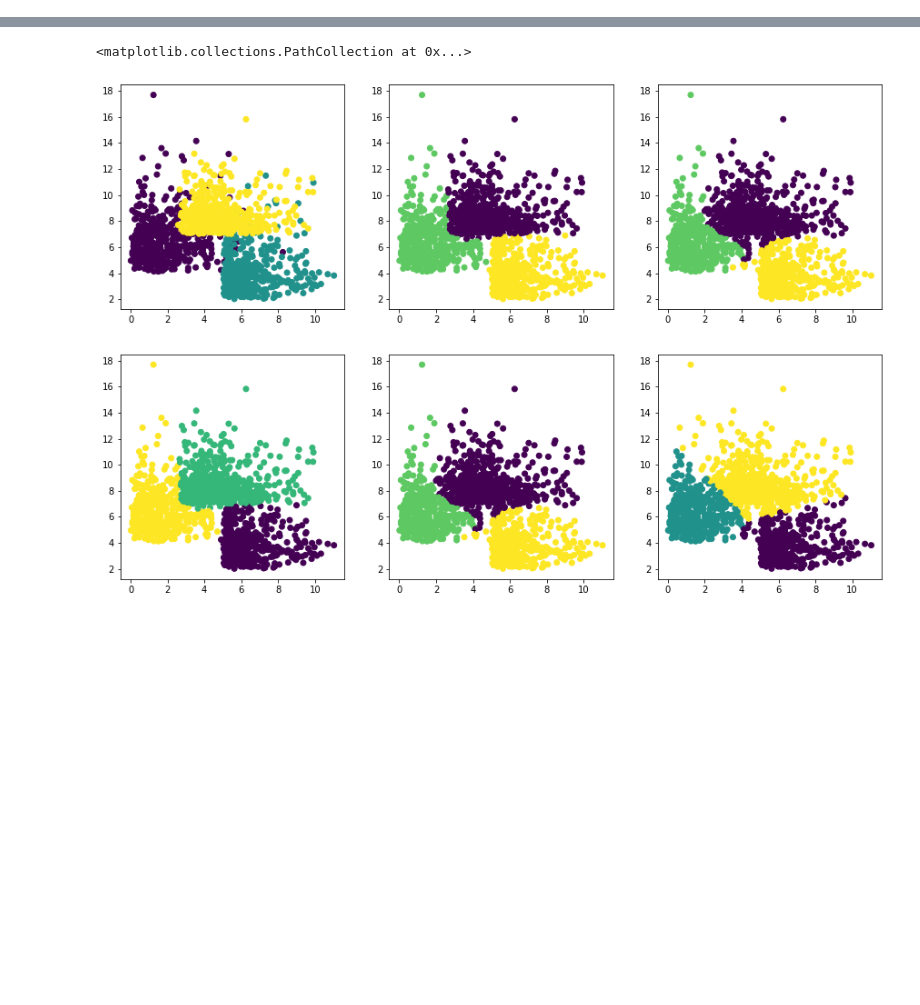
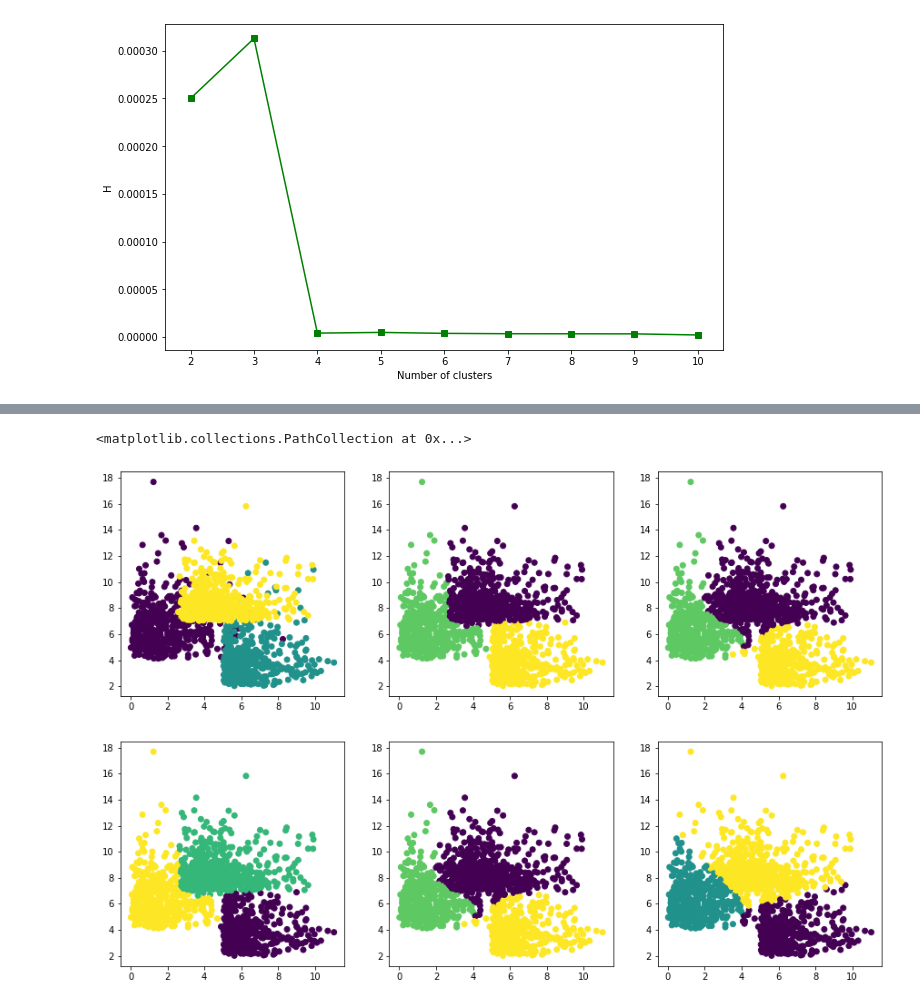
Before and after one commit to monsterBB/KEC, a Jupyter notebook: KEC_simulations/simulation.ipynb, the cells around one changed output, grey strips where cells are left out. Cells and saved outputs as stored; diff of their text form; code cells hidden in the pictures; blank space fills up the shorter version.

```diff
--- a/KEC_simulations/simulation.ipynb
+++ b/KEC_simulations/simulation.ipynb
@@ -218 +293,6 @@ def co_fun(tau,s):
+# %%
+p=50
+k=3
+n_samples=500
+X = sim9_fun(p,k,n_samples)
 # %%
@@ -387,0 +435,7 @@ def k_expectile_new(X, k):
+# %%
+n = len(X)
+H =  list()
+for k in range(1,10):
+    h = (W[k-1]/W[k]-1)/(n-k-2)
+    print(h)
+    H.append(h)
@@ -387,0 +460,8 @@ def k_expectile_new(X, k):
+# %%
+fig, ax = plt.subplots(figsize = (10,6))
+plt.plot(range(2,11), H,'g-s')
+plt.xlabel('Number of clusters')
+plt.ylabel('H')
+plt.savefig('H_score.png',transparent=True)
+# %% [output]
+[figure, added]
```
Also changed, not shown: parts of 28 cells of this notebook, 13 other files.
